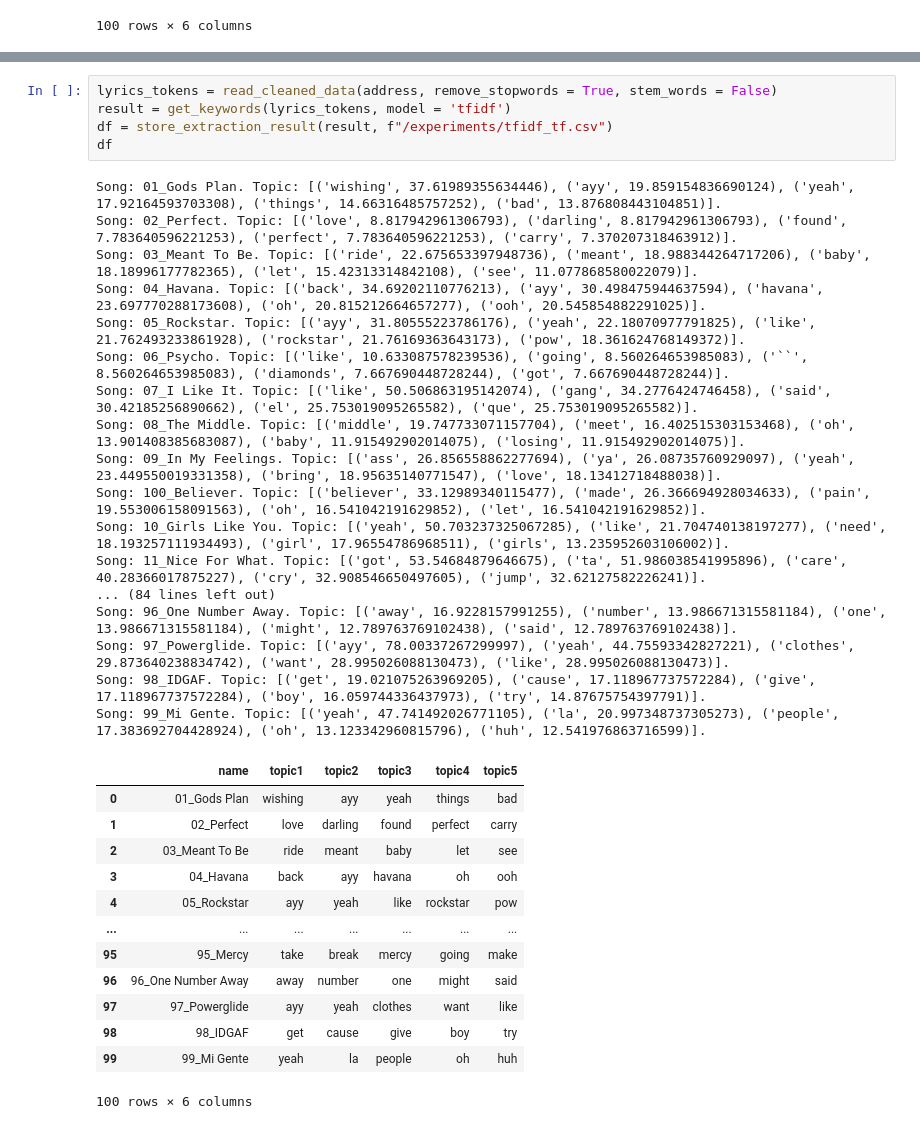
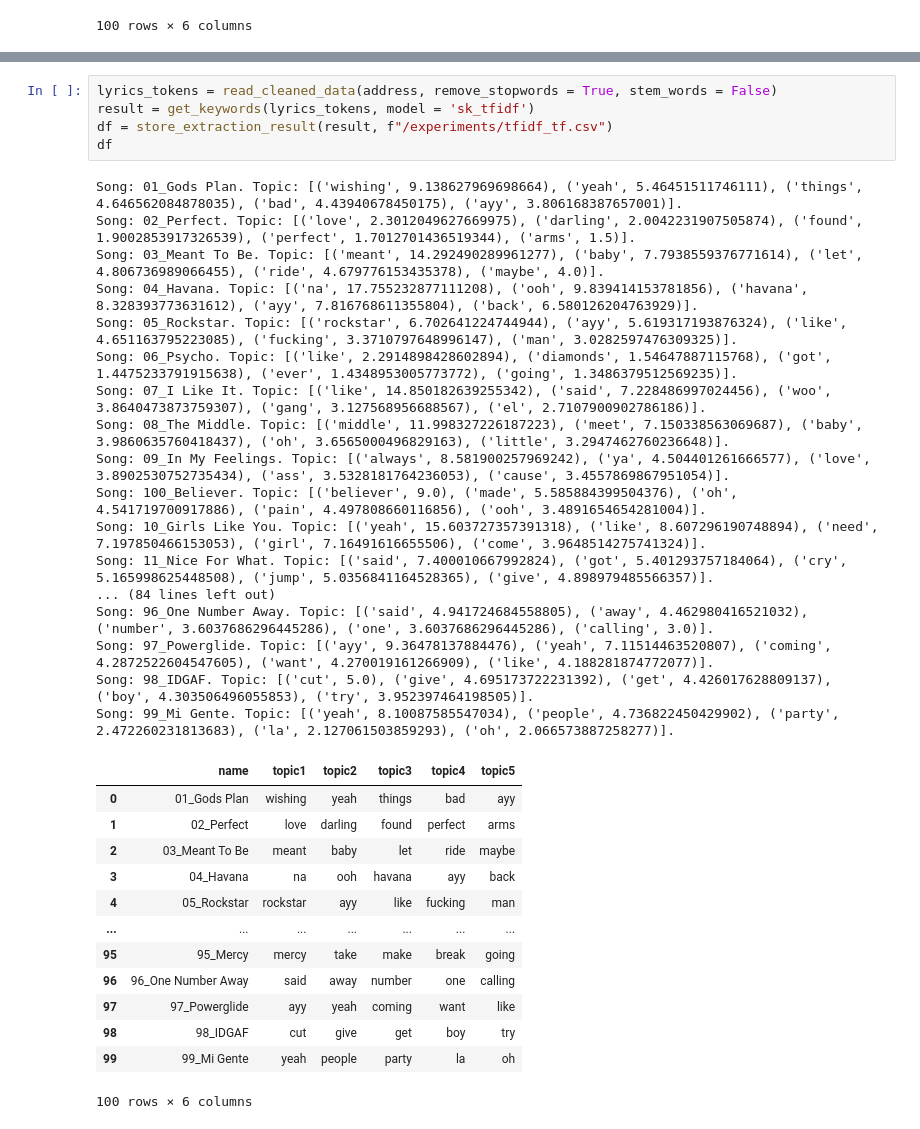
Before and after one commit to AnkieFan/DACS-Elevator-Radio-Producer, a Jupyter notebook: demo.ipynb, the cells around one changed output, grey strips where cells are left out. Saved outputs shown, nothing was run; the diff lists cells and outputs as text.

```diff
--- a/demo.ipynb
+++ b/demo.ipynb
@@ -416,39 +416,39 @@ Song: 99_Mi Gente. Topic: [('yeah', 47.741492026771105), ('be', 26.0058588519086
 100 rows × 6 columns
 # %%
 lyrics_tokens = read_cleaned_data(address, remove_stopwords = True, stem_words = False)
-result = get_keywords(lyrics_tokens, model = 'tfidf')
+result = get_keywords(lyrics_tokens, model = 'sk_tfidf')
 df = store_extraction_result(result, f"/experiments/tfidf_tf.csv")
 df
 # %% [output]
-Song: 01_Gods Plan. Topic: [('wishing', 37.61989355634446), ('ayy', 19.859154836690124), ('yeah', 17.92164593703308), ('things', 14.66316485757252), ('bad', 13.876808443104851)].
-Song: 02_Perfect. Topic: [('love', 8.817942961306793), ('darling', 8.817942961306793), ('found', 7.783640596221253), ('perfect', 7.783640596221253), ('carry', 7.370207318463912)].
-Song: 03_Meant To Be. Topic: [('ride', 22.675653397948736), ('meant', 18.988344264717206), ('baby', 18.18996177782365), ('let', 15.42313314842108), ('see', 11.077868580022079)].
-Song: 04_Havana. Topic: [('back', 34.69202110776213), ('ayy', 30.498475944637594), ('havana', 23.697770288173608), ('oh', 20.815212664657277), ('ooh', 20.545854882291025)].
-Song: 05_Rockstar. Topic: [('ayy', 31.80555223786176), ('yeah', 22.18070977791825), ('like', 21.762493233861928), ('rockstar', 21.76169363643173), ('pow', 18.361624768149372)].
-Song: 06_Psycho. Topic: [('like', 10.633087578239536), ('going', 8.560264653985083), ('``', 8.560264653985083), ('diamonds', 7.667690448728244), ('got', 7.667690448728244)].
-Song: 07_I Like It. Topic: [('like', 50.506863195142074), ('gang', 34.2776424746458), ('said', 30.42185256890662), ('el', 25.753019095265582), ('que', 25.753019095265582)].
-Song: 08_The Middle. Topic: [('middle', 19.747733071157704), ('meet', 16.402515303153468), ('oh', 13.901408385683087), ('baby', 11.915492902014075), ('losing', 11.915492902014075)].
-Song: 09_In My Feelings. Topic: [('ass', 26.856558862277694), ('ya', 26.08735760929097), ('yeah', 23.449550019331358), ('bring', 18.95635140771547), ('love', 18.13412718488038)].
-Song: 100_Believer. Topic: [('believer', 33.12989340115477), ('made', 26.366694928034633), ('pain', 19.553006158091563), ('oh', 16.541042191629852), ('let', 16.541042191629852)].
-Song: 10_Girls Like You. Topic: [('yeah', 50.703237325067285), ('like', 21.704740138197277), ('need', 18.193257111934493), ('girl', 17.96554786968511), ('girls', 13.235952603106002)].
-Song: 11_Nice For What. Topic: [('got', 53.54684879646675), ('ta', 51.986038541995896), ('care', 40.28366017875227), ('cry', 32.908546650497605), ('jump', 32.62127582226241)].
+Song: 01_Gods Plan. Topic: [('wishing', 9.138627969698664), ('yeah', 5.46451511746111), ('things', 4.646562084878035), ('bad', 4.43940678450175), ('ayy', 3.806168387657001)].
+Song: 02_Perfect. Topic: [('love', 2.3012049627669975), ('darling', 2.0042231907505874), ('found', 1.9002853917326539), ('perfect', 1.7012701436519344), ('arms', 1.5)].
+Song: 03_Meant To Be. Topic: [('meant', 14.292490289961277), ('baby', 7.7938559376771614), ('let', 4.806736989066455), ('ride', 4.679776153435378), ('maybe', 4.0)].
+Song: 04_Havana. Topic: [('na', 17.755232877111208), ('ooh', 9.839414153781856), ('havana', 8.328393773631612), ('ayy', 7.816768611355804), ('back', 6.580126204763929)].
+Song: 05_Rockstar. Topic: [('rockstar', 6.702641224744944), ('ayy', 5.619317193876324), ('like', 4.651163795223085), ('fucking', 3.3710797648996147), ('man', 3.0282597476309325)].
+Song: 06_Psycho. Topic: [('like', 2.2914898428602894), ('diamonds', 1.54647887115768), ('got', 1.4475233791915638), ('ever', 1.4348953005773772), ('going', 1.3486379512569235)].
+Song: 07_I Like It. Topic: [('like', 14.850182639255342), ('said', 7.228486997024456), ('woo', 3.8640473873759307), ('gang', 3.127568956688567), ('el', 2.7107900902786186)].
+Song: 08_The Middle. Topic: [('middle', 11.998327226187223), ('meet', 7.150338563069687), ('baby', 3.9860635760418437), ('oh', 3.6565000496829163), ('little', 3.2947462760236648)].
+Song: 09_In My Feelings. Topic: [('always', 8.581900257969242), ('ya', 4.504401261666577), ('love', 3.8902530752735434), ('ass', 3.5328181764236053), ('cause', 3.4557869867951054)].
+Song: 100_Believer. Topic: [('believer', 9.0), ('made', 5.585884399504376), ('oh', 4.541719700917886), ('pain', 4.497808660116856), ('ooh', 3.4891654654281004)].
+Song: 10_Girls Like You. Topic: [('yeah', 15.603727357391318), ('like', 8.607296190748894), ('need', 7.197850466153053), ('girl', 7.16491616655506), ('come', 3.9648514275741324)].
+Song: 11_Nice For What. Topic: [('said', 7.400010667992824), ('got', 5.401293757184064), ('cry', 5.165998625448508), ('jump', 5.0356841164528365), ('give', 4.898979485566357)].
 ... (84 lines left out)
-Song: 96_One Number Away. Topic: [('away', 16.9228157991255), ('number', 13.986671315581184), ('one', 13.986671315581184), ('might', 12.789763769102438), ('said', 12.789763769102438)].
-Song: 97_Powerglide. Topic: [('ayy', 78.00337267299997), ('yeah', 44.75593342827221), ('clothes', 29.873640238834742), ('want', 28.995026088130473), ('like', 28.995026088130473)].
-Song: 98_IDGAF. Topic: [('get', 19.021075263969205), ('cause', 17.118967737572284), ('give', 17.118967737572284), ('boy', 16.059744336437973), ('try', 14.87675754397791)].
-Song: 99_Mi Gente. Topic: [('yeah', 47.741492026771105), ('la', 20.997348737305273), ('people', 17.383692704428924), ('oh', 13.123342960815796), ('huh', 12.541976863716599)].
+Song: 96_One Number Away. Topic: [('said', 4.941724684558805), ('away', 4.462980416521032), ('number', 3.6037686296445286), ('one', 3.6037686296445286), ('calling', 3.0)].
+Song: 97_Powerglide. Topic: [('ayy', 9.36478137884476), ('yeah', 7.11514463520807), ('coming', 4.2872522604547605), ('want', 4.270019161266909), ('like', 4.188281874772077)].
+Song: 98_IDGAF. Topic: [('cut', 5.0), ('give', 4.695173722231392), ('get', 4.426017628809137), ('boy', 4.303506496055853), ('try', 3.952397464198505)].
+Song: 99_Mi Gente. Topic: [('yeah', 8.10087585547034), ('people', 4.736822450429902), ('party', 2.472260231813683), ('la', 2.127061503859293), ('oh', 2.066573887258277)].
 |  | name | topic1 | topic2 | topic3 | topic4 | topic5 |
-| 0 | 01_Gods Plan | wishing | ayy | yeah | things | bad |
-| 1 | 02_Perfect | love | darling | found | perfect | carry |
-| 2 | 03_Meant To Be | ride | meant | baby | let | see |
-| 3 | 04_Havana | back | ayy | havana | oh | ooh |
-| 4 | 05_Rockstar | ayy | yeah | like | rockstar | pow |
+| 0 | 01_Gods Plan | wishing | yeah | things | bad | ayy |
+| 1 | 02_Perfect | love | darling | found | perfect | arms |
+| 2 | 03_Meant To Be | meant | baby | let | ride | maybe |
+| 3 | 04_Havana | na | ooh | havana | ayy | back |
+| 4 | 05_Rockstar | rockstar | ayy | like | fucking | man |
 | ... | ... | ... | ... | ... | ... | ... |
-| 95 | 95_Mercy | take | break | mercy | going | make |
-| 96 | 96_One Number Away | away | number | one | might | said |
-| 97 | 97_Powerglide | ayy | yeah | clothes | want | like |
-| 98 | 98_IDGAF | get | cause | give | boy | try |
-| 99 | 99_Mi Gente | yeah | la | people | oh | huh |
+| 95 | 95_Mercy | mercy | take | make | break | going |
+| 96 | 96_One Number Away | said | away | number | one | calling |
+| 97 | 97_Powerglide | ayy | yeah | coming | want | like |
+| 98 | 98_IDGAF | cut | give | get | boy | try |
+| 99 | 99_Mi Gente | yeah | people | party | la | oh |
 100 rows × 6 columns
 # %%
 lyrics_tokens = read_cleaned_data(address, remove_stopwords = True, stem_words = True)
```
Also changed, not shown: parts of 6 cells of this notebook, 6 other files.
